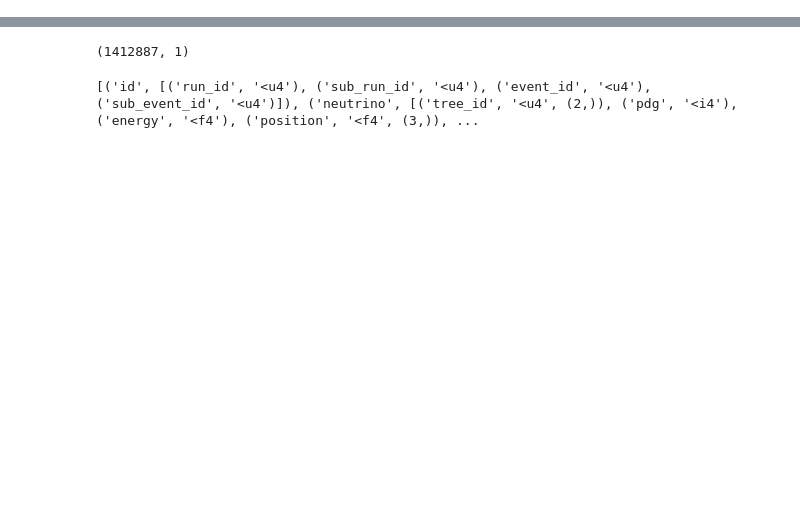
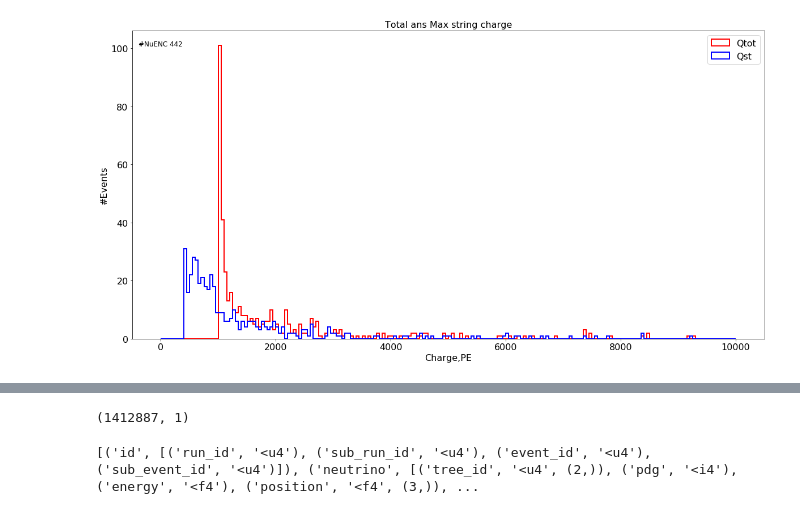
Before and after one commit to dpankova/DoublePulse, a Jupyter notebook: notebooks/Improved/Test_Files.ipynb, the cells around one changed output, grey strips where cells are left out. Saved outputs shown, nothing was run; the diff lists cells and outputs as text; code cells hidden in the pictures; blank space fills up the shorter version.

```diff
--- a/notebooks/Improved/Test_Files.ipynb
+++ b/notebooks/Improved/Test_Files.ipynb
@@ -48,6 +48,6 @@ for file_name in glob.glob('/home/dup193/work/double_pulse/data/LoganVeto_data/L
 # %%
-data = np.load('/home/dup193/work/double_pulse/data/images_3str/Images_NuE_2_1_1_data.npz')['arr_0']
+data = np.load('/home/dup193/work/double_pulse/data/images_3str/Images_NuE_1_1_15_data.npz')['arr_0']
 print(data.shape)
-data_old = np.load('/fastio2/dasha/double_pulse/data_old_NuENC_1_1.npy')
+data_old = np.load('/home/dup193/work/double_pulse/data/LoganVeto_data/LoganVeto_NuECC_Qtot1000_Qst400_1_15_data.npy')
 print(data_old.shape)
 # %% [output]
@@ -92,0 +159,18 @@ print(np.sum(diff_events['qst'][:,0]['q'][:,0]>400))
+# %%
+fig = plt.figure(figsize=(20, 10))
+ax = fig.add_subplot(111)
+plt.rcParams.update({'font.size': 16})
+plt.ticklabel_format(axis='both', style='sci', scilimits=(-5,5))
+ax.set_xscale('linear')
+ax.set_yscale('linear')
+ax.set_title("Total ans Max string charge", fontsize = 16)
+ax.text(0.01,0.95,'#NuENC '+str(len(diff_events)), transform=ax.transAxes, color = "black",fontsize=12)
+ax.set_xlabel('Charge,PE', fontsize = 16)
+ax.set_ylabel("#Events", fontsize = 16)
+ax.hist(diff_events['qtot'], bins =200, histtype = 'step',edgecolor ='r', lw =2, range = [0,10000],label = "Qtot")
+ax.hist(diff_events['qst'][:,0]['q'][:,0], bins =200, histtype = 'step',edgecolor ='b', lw =2, range = [0,10000],label = "Qst")
+
+plt.legend()
+plt.show()
+# %% [output]
+[figure, added]
```
Also changed, not shown: parts of 30 cells of this notebook, 1 other file.
